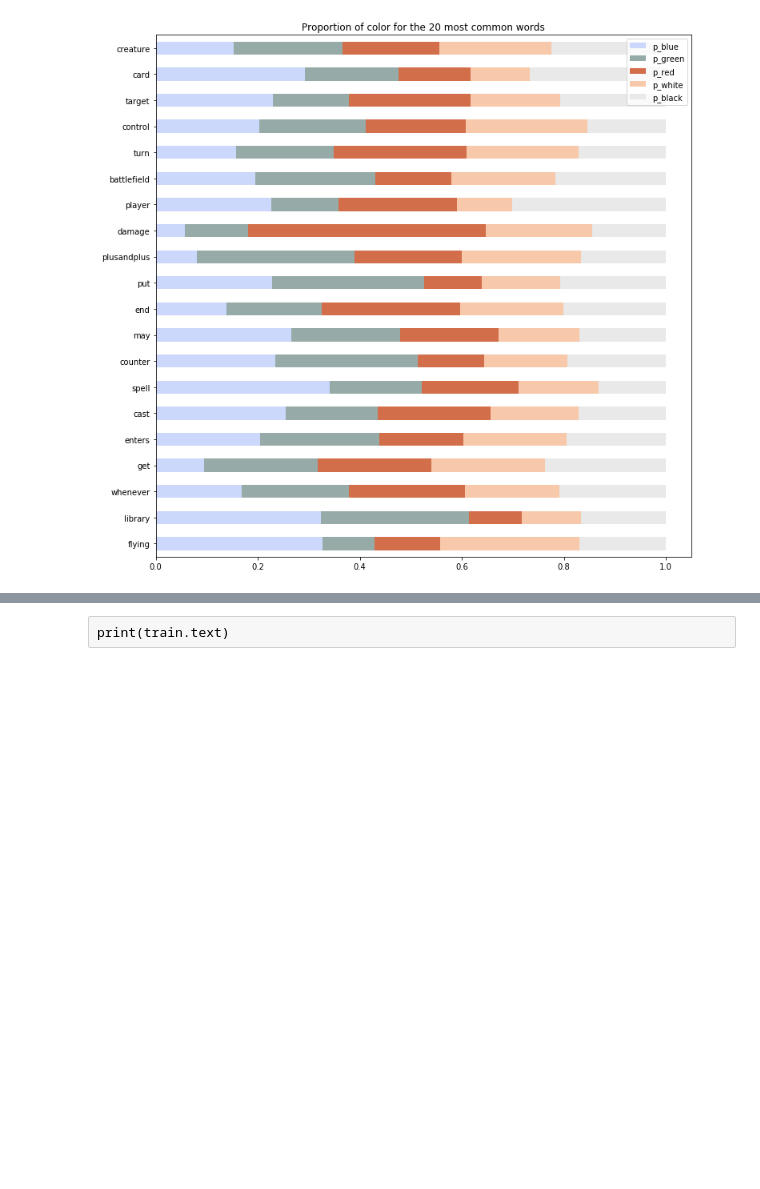
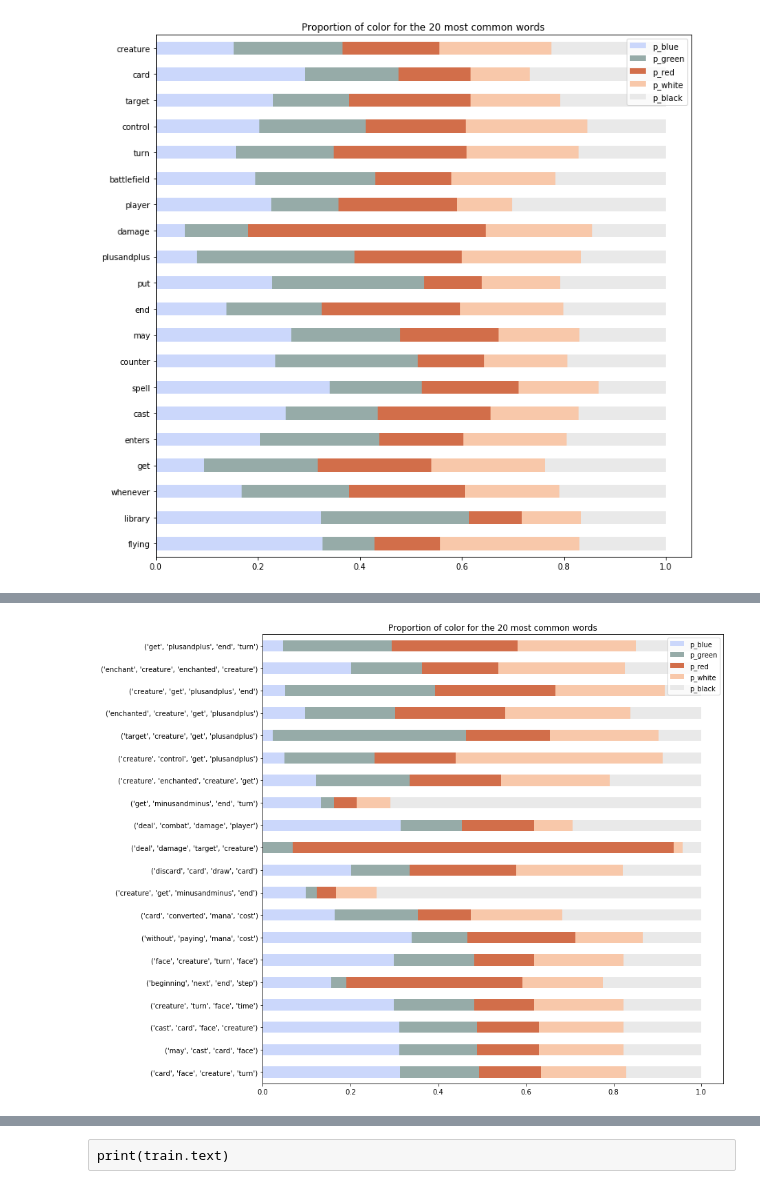
Before and after one commit to Johndsalas/-Magic_The_Gathering_NLP, a Jupyter notebook: NLP_MTG.ipynb, the cells around one changed output, grey strips where cells are left out. Saved outputs shown, nothing was run; the diff lists cells and outputs as text; code cells hidden in the pictures; blank space fills up the shorter version.

```diff
--- a/NLP_MTG.ipynb
+++ b/NLP_MTG.ipynb
@@ -123,0 +210,4 @@ NotebookApp.rate_limit_window=3.0 (secs)
+# %%
+get_word_distribution_graph(4)
+# %% [output]
+[figure, added]
```
Also changed, not shown: parts of 10 cells of this notebook.
